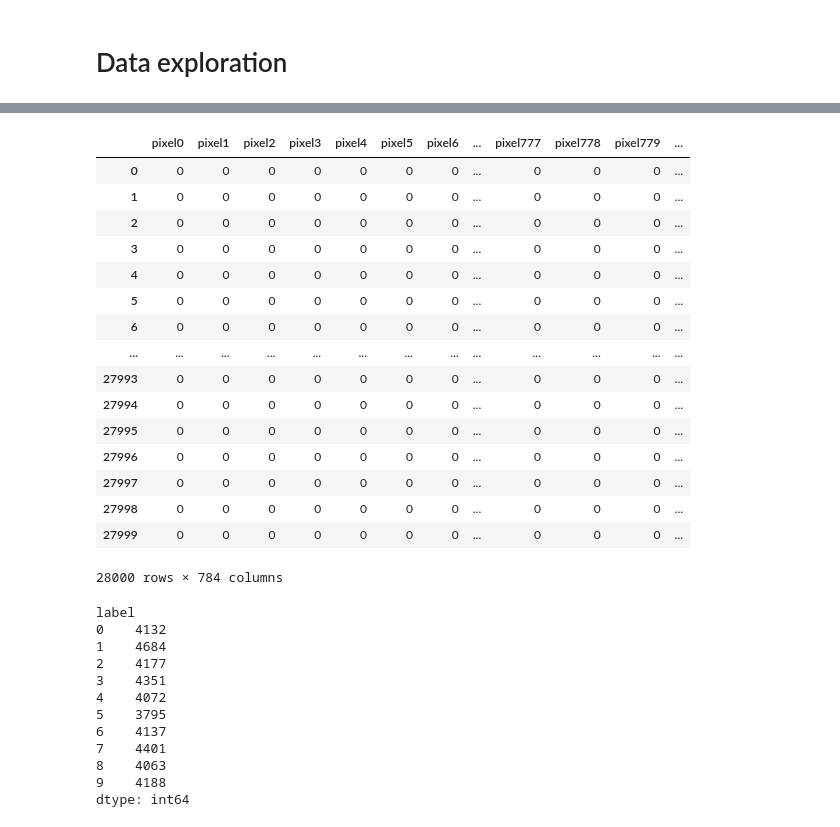
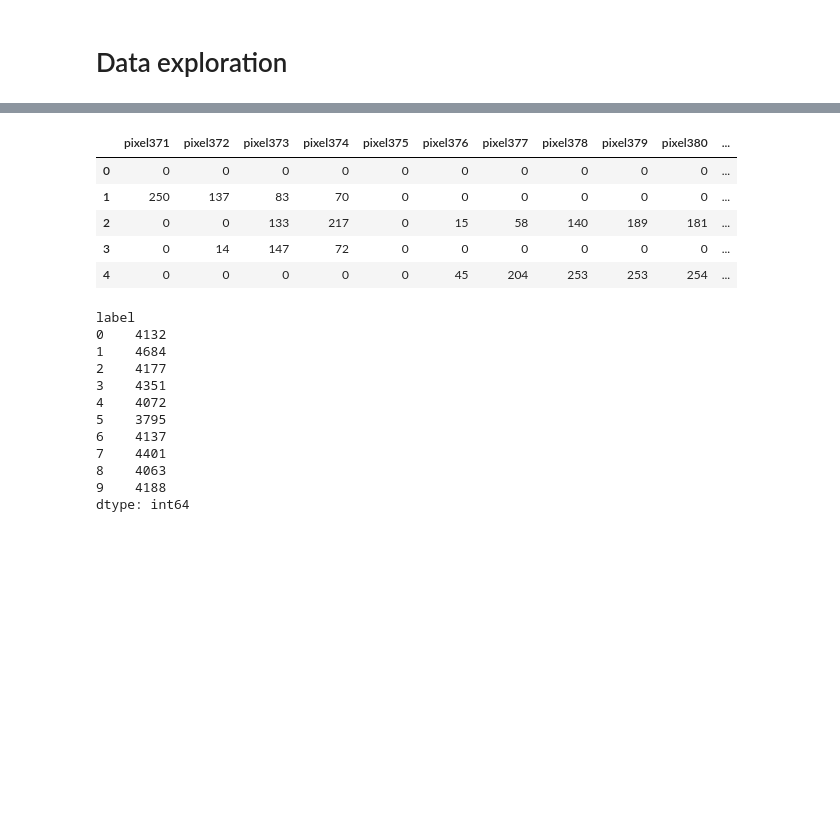
Before and after one commit to stefanistrate/kaggle-digit-recognizer, a Jupyter notebook: notebooks/data_exploration.ipynb, the cells around one changed output, grey strips where cells are left out. Cells and saved outputs as stored; diff of their text form; code cells hidden in the pictures; blank space fills up the shorter version.

```diff
--- a/notebooks/data_exploration.ipynb
+++ b/notebooks/data_exploration.ipynb
@@ -3,6 +3,8 @@
 # %%
 import numpy as np
 import pandas as pd
-
-pd.set_option('display.max_rows', 15)
-pd.set_option('display.max_columns', 15)
+# %%
+pixel_start = 13 * 28 + 7
+pixel_end = pixel_start + 14
+pixel_columns = ['pixel%d' % pixel for pixel in range(pixel_start, pixel_end)]
+pixel_columns
@@ -30,24 +36,13 @@ train
 # %%
 test = pd.read_csv('../data/test.csv', dtype=np.uint8)
-test
+test[pixel_columns].head()
 # %% [output]
-|  | pixel0 | pixel1 | pixel2 | pixel3 | pixel4 | pixel5 | pixel6 | ... | pixel777 | pixel778 | pixel779 | ... |
-| 0 | 0 | 0 | 0 | 0 | 0 | 0 | 0 | ... | 0 | 0 | 0 | ... |
-| 1 | 0 | 0 | 0 | 0 | 0 | 0 | 0 | ... | 0 | 0 | 0 | ... |
-| 2 | 0 | 0 | 0 | 0 | 0 | 0 | 0 | ... | 0 | 0 | 0 | ... |
-| 3 | 0 | 0 | 0 | 0 | 0 | 0 | 0 | ... | 0 | 0 | 0 | ... |
-| 4 | 0 | 0 | 0 | 0 | 0 | 0 | 0 | ... | 0 | 0 | 0 | ... |
-| 5 | 0 | 0 | 0 | 0 | 0 | 0 | 0 | ... | 0 | 0 | 0 | ... |
-| 6 | 0 | 0 | 0 | 0 | 0 | 0 | 0 | ... | 0 | 0 | 0 | ... |
-| ... | ... | ... | ... | ... | ... | ... | ... | ... | ... | ... | ... | ... |
-| 27993 | 0 | 0 | 0 | 0 | 0 | 0 | 0 | ... | 0 | 0 | 0 | ... |
-| 27994 | 0 | 0 | 0 | 0 | 0 | 0 | 0 | ... | 0 | 0 | 0 | ... |
-| 27995 | 0 | 0 | 0 | 0 | 0 | 0 | 0 | ... | 0 | 0 | 0 | ... |
-| 27996 | 0 | 0 | 0 | 0 | 0 | 0 | 0 | ... | 0 | 0 | 0 | ... |
-| 27997 | 0 | 0 | 0 | 0 | 0 | 0 | 0 | ... | 0 | 0 | 0 | ... |
-| 27998 | 0 | 0 | 0 | 0 | 0 | 0 | 0 | ... | 0 | 0 | 0 | ... |
-| 27999 | 0 | 0 | 0 | 0 | 0 | 0 | 0 | ... | 0 | 0 | 0 | ... |
+|  | pixel371 | pixel372 | pixel373 | pixel374 | pixel375 | pixel376 | pixel377 | pixel378 | pixel379 | pixel380 | ... |
+| 0 | 0 | 0 | 0 | 0 | 0 | 0 | 0 | 0 | 0 | 0 | ... |
+| 1 | 250 | 137 | 83 | 70 | 0 | 0 | 0 | 0 | 0 | 0 | ... |
+| 2 | 0 | 0 | 133 | 217 | 0 | 15 | 58 | 140 | 189 | 181 | ... |
+| 3 | 0 | 14 | 147 | 72 | 0 | 0 | 0 | 0 | 0 | 0 | ... |
+| 4 | 0 | 0 | 0 | 0 | 0 | 45 | 204 | 253 | 253 | 254 | ... |
-28000 rows × 784 columns
 # %%
 train_grouped = train.groupby('label')
 train_grouped.size()
```
Also changed, not shown: parts of 3 cells of this notebook.
